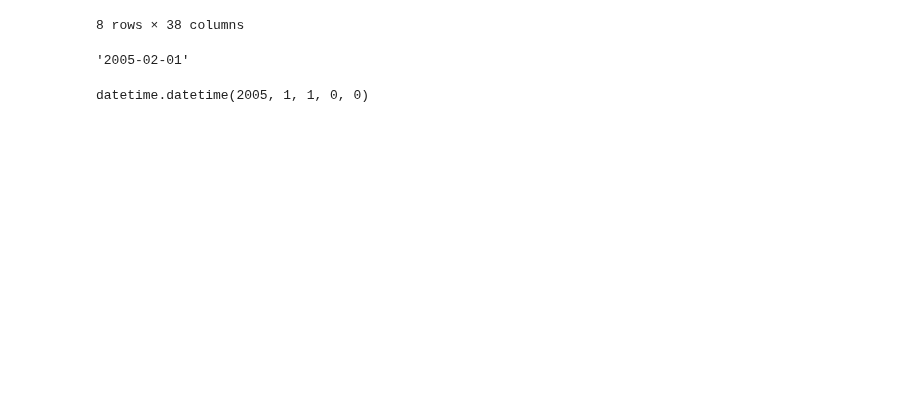
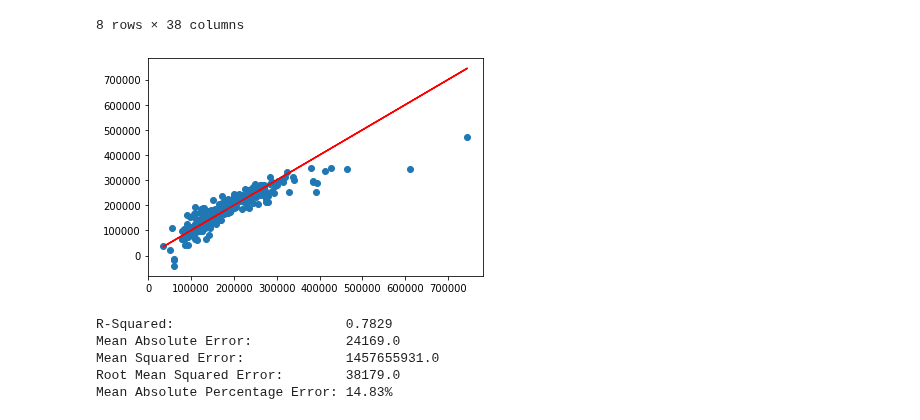
Before and after one commit to timcopelandoh/thinkful, a Jupyter notebook: Module 18 - Supervised Learning - Regression/18.8 - Regression Challenge.ipynb, the cells around one changed output. Saved outputs shown, nothing was run; the diff lists cells and outputs as text; code cells hidden in the pictures; blank space fills up the shorter version.

```diff
--- a/Module 18 - Supervised Learning - Regression/18.8 - Regression Challenge.ipynb
+++ b/Module 18 - Supervised Learning - Regression/18.8 - Regression Challenge.ipynb
@@ -41,13 +39,44 @@ house.describe()
 | 75% | 1095.250000 | 70.000000 | 80.000000 | 11601.500000 | 7.000000 | 6.000000 | 2000.000000 | 2004.000000 | ... |
 | max | 1460.000000 | 190.000000 | 313.000000 | 215245.000000 | 10.000000 | 9.000000 | 2010.000000 | 2010.000000 | ... |
 8 rows × 38 columns
-# %%
-import datetime
-case_shiller = pd.read_csv('CSUSHPINSA.csv', header=0)
-case_shiller.DATE[1]
-# %% [output]
-'2005-02-01'
-# %%
-datetime.datetime.strptime(case_shiller.DATE[0], '%Y-%m-%d')
-# %% [output]
-datetime.datetime(2005, 1, 1, 0, 0)
+# %%
+from sklearn import linear_model
+from sklearn.metrics import mean_absolute_error
+import statsmodels.api as sm
+from statsmodels.tools.eval_measures import mse, rmse
+import matplotlib.pyplot as plt
+
+def display_results(test, pred):
+    plt.scatter(test, pred)
+    plt.xlabel('Actual')
+    plt.ylabel('Prediction')
+    plt.plot(test, test, color="red")
+    plt.show()
+
+    print('R-Squared: \t\t\t{}'.format(round(r2_score(test, pred),4)))
+    print('Mean Absolute Error: \t\t{}'.format(round(mean_absolute_error(test, pred)),0))
+    print('Mean Squared Error: \t\t{}'.format(round(mse(test, pred)),0))
+    print('Root Mean Squared Error: \t{}'.format(round(rmse(test, pred)),0))
+    print('Mean Absolute Percentage Error: {}%'.format(round(np.mean(np.abs((test-pred)/test)*100),2)))
+# %%
+from sklearn.model_selection import train_test_split
+
+X_train, X_test, y_train, y_test = train_test_split(house.drop(columns=['id','saleprice']), house['saleprice'], test_size = 0.2, random_state = 465)
+
+X_train_1 = X_train[['grlivarea', 'totalbsmtsf', 'fullbath', 'halfbath', 'overallqual', 'overallcond', 'yearbuilt', 'garagearea']]
+X_train_1 = sm.add_constant(X_train_1)
+
+results = sm.OLS(y_train, X_train_1).fit()
+
+X_test_1 = X_test[['grlivarea', 'totalbsmtsf', 'fullbath', 'halfbath', 'overallqual', 'overallcond', 'yearbuilt', 'garagearea']]
+X_test_1 = sm.add_constant(X_test_1)
+y_pred_1 = results.predict(X_test_1)
+# %%
+display_results(y_test, y_pred_1)
+# %% [output]
+[figure, added]
+R-Squared:                      0.7829
+Mean Absolute Error:            24169.0
+Mean Squared Error:             1457655931.0
+Root Mean Squared Error:        38179.0
+Mean Absolute Percentage Error: 14.83%
```
Also changed, not shown: parts of 10 cells of this notebook.
